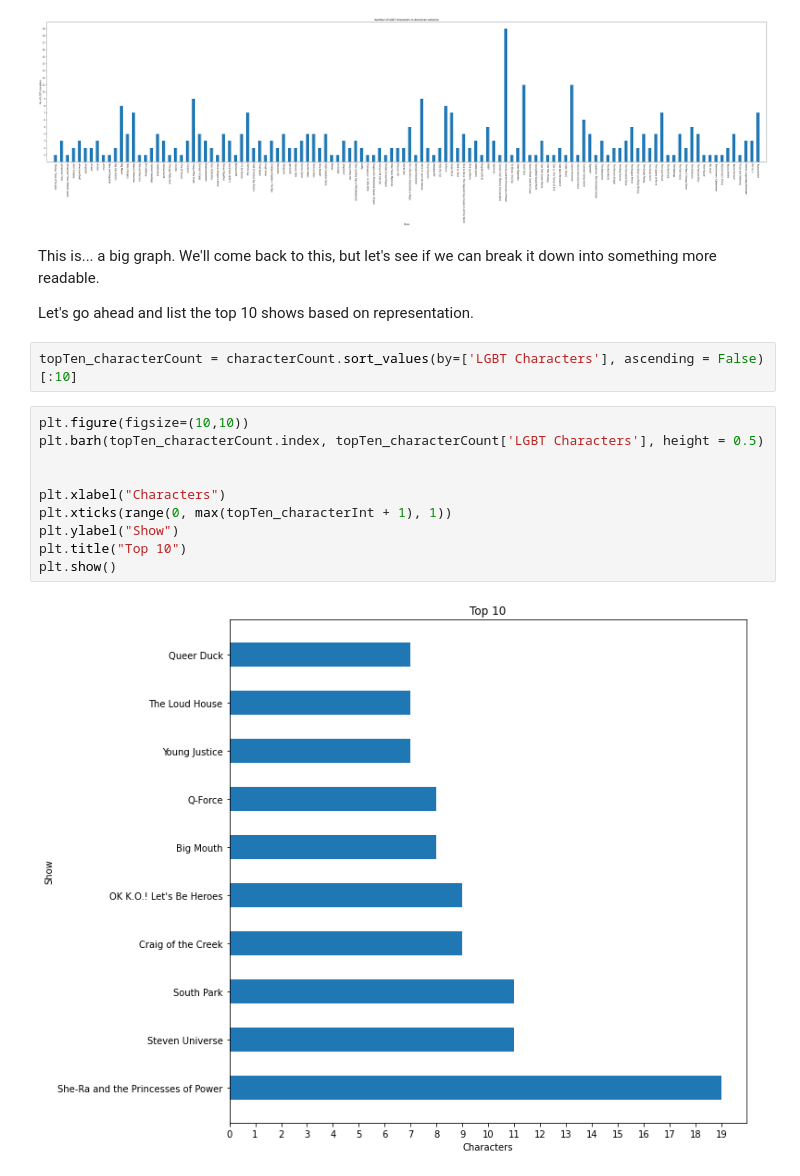
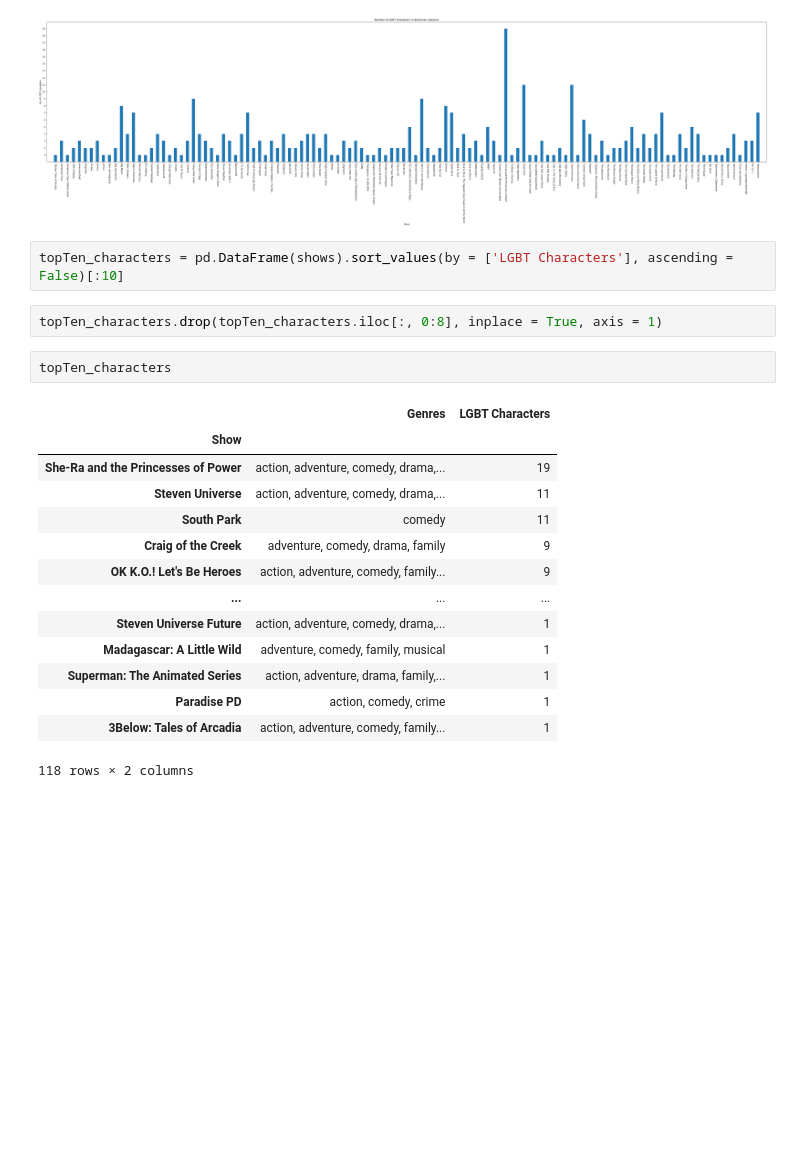
Before and after one commit to zsbrown97/Datasets, a Jupyter notebook: LGBT-representation-in-us-animation/LGBT Representation in Cartoons.ipynb, the cells around one changed output. Saved outputs shown, nothing was run; the diff lists cells and outputs as text; blank space fills up the shorter version.

```diff
--- a/LGBT-representation-in-us-animation/LGBT Representation in Cartoons.ipynb
+++ b/LGBT-representation-in-us-animation/LGBT Representation in Cartoons.ipynb
@@ -258,21 +199,24 @@ plt.title("Number of LGBT characters in American cartoons")
 plt.show()
 # %% [output]
 [figure]
-# %% [markdown]
-This is... a big graph. We'll come back to this, but let's see if we can break it down into something more readable.
-
-Let's go ahead and list the top 10 shows based on representation.
 # %%
-topTen_characterCount = characterCount.sort_values(by=['LGBT Characters'], ascending = False)[:10]
+topTen_characters = pd.DataFrame(shows).sort_values(by = ['LGBT Characters'], ascending = False)[:10]
-# %%
-plt.figure(figsize=(10,10))
-plt.barh(topTen_characterCount.index, topTen_characterCount['LGBT Characters'], height = 0.5)
-
-
-plt.xlabel("Characters")
-plt.xticks(range(0, max(topTen_characterInt + 1), 1))
-plt.ylabel("Show")
-plt.title("Top 10")
-plt.show()
-# %% [output]
-[figure, removed]
+# %%
+topTen_characters.drop(topTen_characters.iloc[:, 0:8], inplace = True, axis = 1)
+# %%
+topTen_characters
+# %% [output]
+|  | Genres | LGBT Characters |
+| Show |  |  |
+| She-Ra and the Princesses of Power | action, adventure, comedy, drama,... | 19 |
+| Steven Universe | action, adventure, comedy, drama,... | 11 |
+| South Park | comedy | 11 |
+| Craig of the Creek | adventure, comedy, drama, family | 9 |
+| OK K.O.! Let's Be Heroes | action, adventure, comedy, family... | 9 |
+| ... | ... | ... |
+| Steven Universe Future | action, adventure, comedy, drama,... | 1 |
+| Madagascar: A Little Wild | adventure, comedy, family, musical | 1 |
+| Superman: The Animated Series | action, adventure, drama, family,... | 1 |
+| Paradise PD | action, comedy, crime | 1 |
+| 3Below: Tales of Arcadia | action, adventure, comedy, family... | 1 |
+118 rows × 2 columns
```
Also changed, not shown: parts of 23 cells of this notebook, 1 other file.
